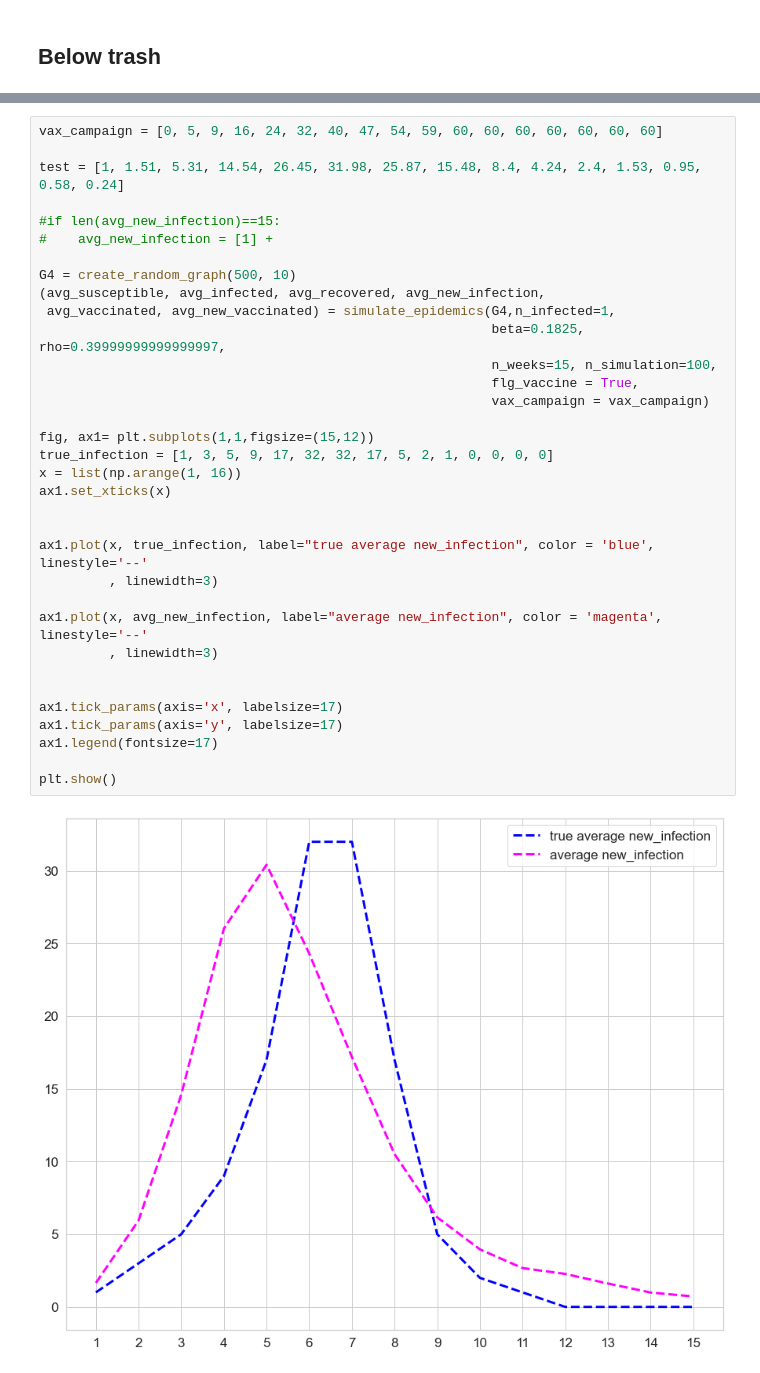
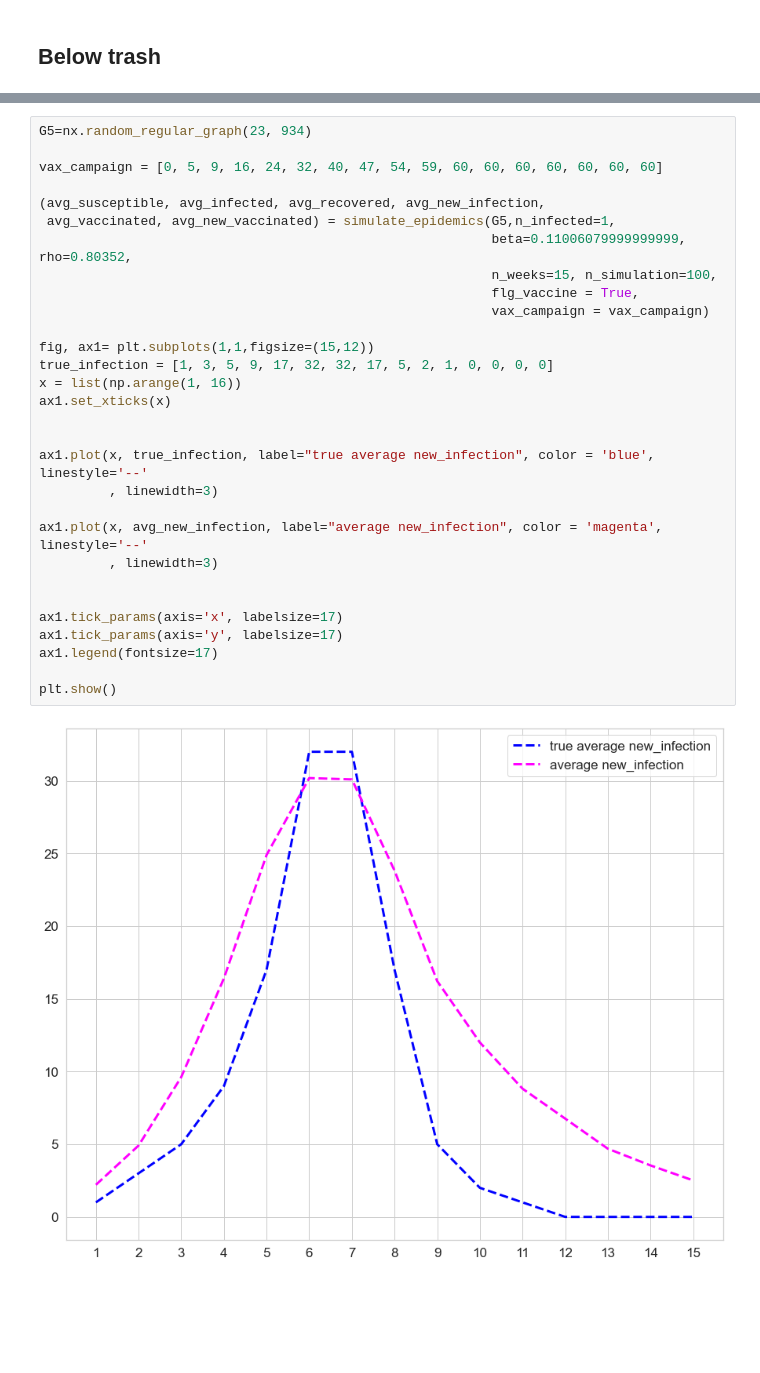
Before and after one commit to fabioeterno/Network_Homework, a Jupyter notebook: Homework3/Hw3.ipynb, the cells around one changed output, grey strips where cells are left out. Cells and saved outputs as stored; diff of their text form; blank space fills up the shorter version.

```diff
--- a/Homework3/Hw3.ipynb
+++ b/Homework3/Hw3.ipynb
@@ -545,36 +652,32 @@ best rmse = 4.675111406872212
 # %%
+G5=nx.random_regular_graph(23, 934)
+
 vax_campaign = [0, 5, 9, 16, 24, 32, 40, 47, 54, 59, 60, 60, 60, 60, 60, 60, 60]
 
-test = [1, 1.51, 5.31, 14.54, 26.45, 31.98, 25.87, 15.48, 8.4, 4.24, 2.4, 1.53, 0.95, 0.58, 0.24]
-
-#if len(avg_new_infection)==15:
-#    avg_new_infection = [1] +
-
-G4 = create_random_graph(500, 10)
 (avg_susceptible, avg_infected, avg_recovered, avg_new_infection,
- avg_vaccinated, avg_new_vaccinated) = simulate_epidemics(G4,n_infected=1,
-                                                          beta=0.1825, rho=0.39999999999999997,
+ avg_vaccinated, avg_new_vaccinated) = simulate_epidemics(G5,n_infected=1,
+                                                          beta=0.11006079999999999, rho=0.80352,
                                                           n_weeks=15, n_simulation=100,
                                                           flg_vaccine = True,
                                                           vax_campaign = vax_campaign)
 
 fig, ax1= plt.subplots(1,1,figsize=(15,12))
 true_infection = [1, 3, 5, 9, 17, 32, 32, 17, 5, 2, 1, 0, 0, 0, 0]
 x = list(np.arange(1, 16))
 ax1.set_xticks(x)
 
 
 ax1.plot(x, true_infection, label="true average new_infection", color = 'blue', linestyle='--'
          , linewidth=3)
 
 ax1.plot(x, avg_new_infection, label="average new_infection", color = 'magenta', linestyle='--'
          , linewidth=3)
 
 
 ax1.tick_params(axis='x', labelsize=17)
 ax1.tick_params(axis='y', labelsize=17)
 ax1.legend(fontsize=17)
 
 plt.show()
 # %% [output]
-[figure, old version]
+[figure, new version]
```
Also changed, not shown: parts of 18 cells of this notebook.
